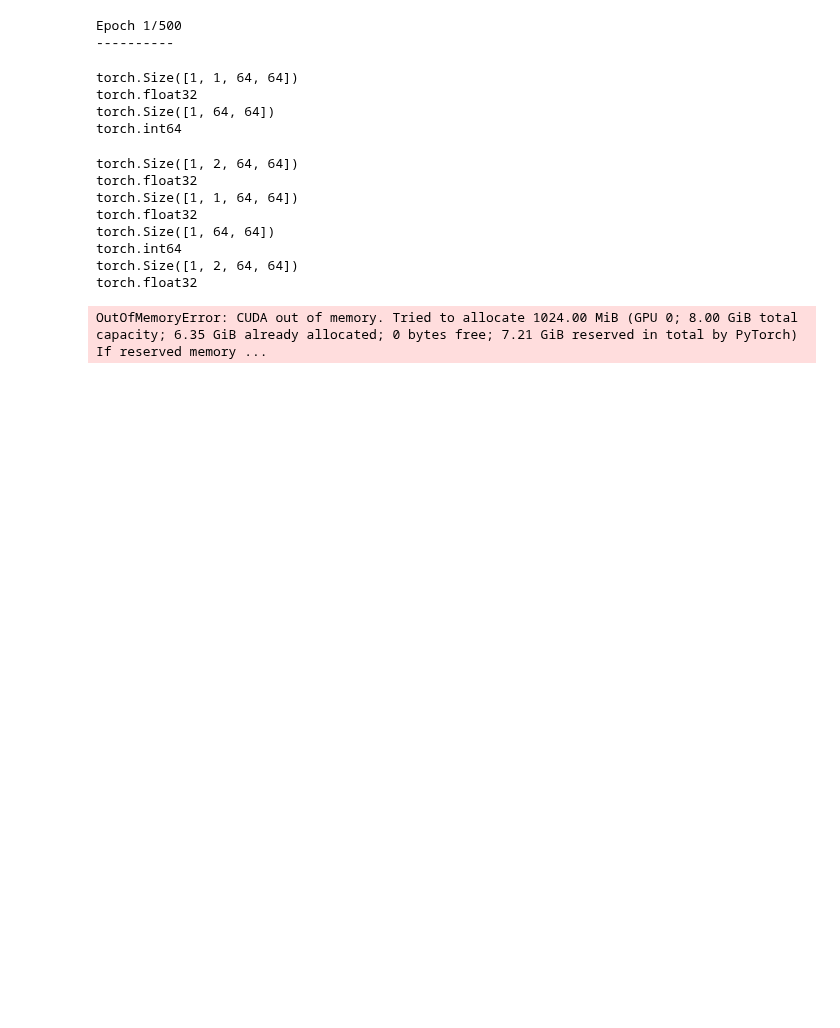
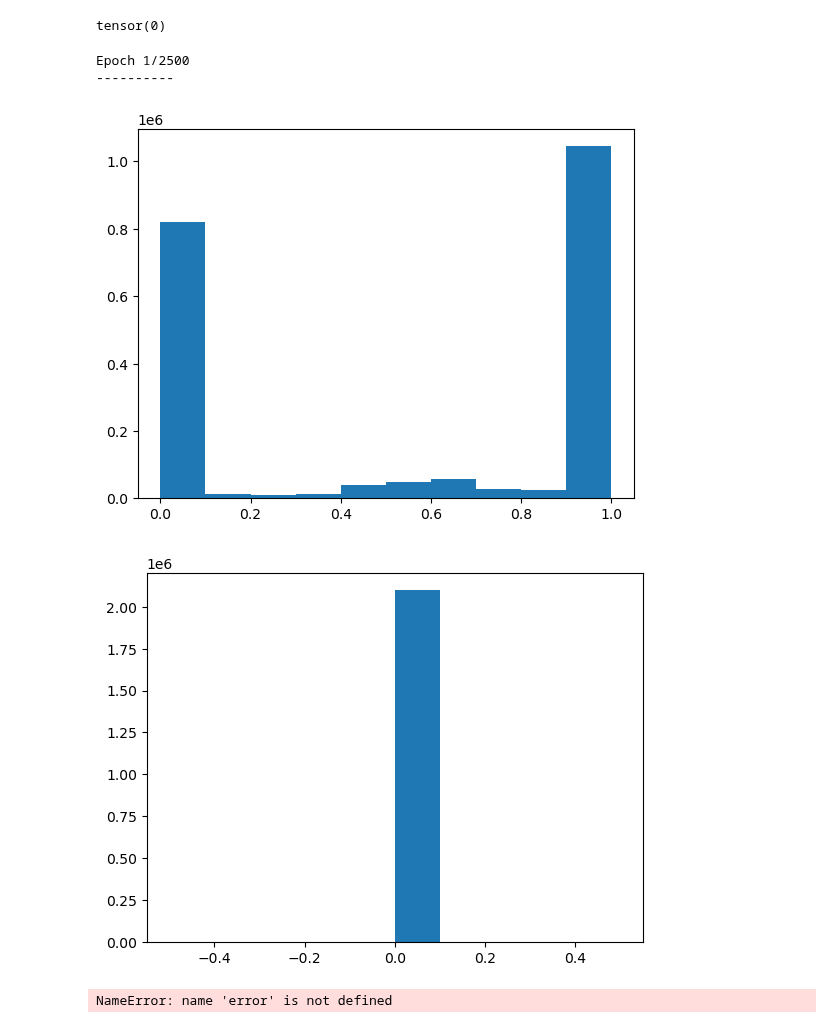
Before and after one commit to f-haces/RECTDNN, a Jupyter notebook: SquareLocator_Tile.ipynb, the cells around one changed output. Cells and saved outputs as stored; diff of their text form; code cells hidden in the pictures; blank space fills up the shorter version.

```diff
--- a/SquareLocator_Tile.ipynb
+++ b/SquareLocator_Tile.ipynb
@@ -32,16 +32,19 @@ from sklearn.preprocessing import LabelEncoder, OneHotEncoder
 # MY OWN CLASSES
 from SquareLocator import *
 Image.MAX_IMAGE_PIXELS = 933120000
+
+verbose_level = 1
 # %%
 base_dir = r"C:\Users\fhacesga\OneDrive - University Of Houston\AAA_RECTDNN\data"
 
-input_folder = f"{base_dir}/SquareLocator/in"
-val_folder = f"{base_dir}/SquareLocator/in"
-target_folder = f"{base_dir}/SquareLocator/out"
-batch_size = 1
+input_folder        = f"{base_dir}/SquareLocator/in"
+val_folder          = f"{base_dir}/SquareLocator/val"
+train_target_folder = f"{base_dir}/SquareLocator/out"
+val_target_folder   = f"{base_dir}/SquareLocator/val_out"
+batch_size = 8
 
 transform = transforms.Compose([
-    transforms.RandomRotation(degrees=180),
+    transforms.RandomRotation(degrees=30),
     transforms.RandomHorizontalFlip(),
     transforms.RandomVerticalFlip(),
     transforms.ToTensor(),
@@ -51,11 +54,18 @@ tensor = transforms.Compose([
     transforms.ToTensor(),
 ])
 
-train_dataset = SquareDataset_Multiclass(input_folder, target_folder, transform=transform,
+train_dataset = SquareDataset_Multiclass(input_folder, train_target_folder, transform=transform,
                                          crop=False,
                                          resize=True,
-                                         resize_def=64,
+                                         resize_def=512,
                                         )
 train_loader  = DataLoader(train_dataset, batch_size=batch_size, shuffle=True, num_workers=0)
 
-loaders = {'train' : train_loader}
+val_dataset   = SquareDataset_Multiclass(val_folder, val_target_folder, transform=transform,
+                                         crop=False,
+                                         resize=True,
+                                         resize_def=512,
+                                        )
+val_loader  = DataLoader(val_dataset, batch_size=2, shuffle=True, num_workers=0)
+
+loaders = {'train' : train_loader, "test" : val_loader }
@@ -62 +84,5 @@ loaders = {'train' : train_loader}
+# %%
+torch.min(train_dataset[0][1])
+# %% [output]
+tensor(0)
 # %%
@@ -160,21 +222,11 @@ def train(model, dataloaders, num_epochs=50,
 
     return model
-# %%
-model = SquareLocator()
-model = train(model, loaders, num_epochs=500, learning_rate=1e-3)
-# %% [output]
-Epoch 1/500
-----------
-torch.Size([1, 1, 64, 64])
-torch.float32
-torch.Size([1, 64, 64])
-torch.int64
-torch.Size([1, 2, 64, 64])
-torch.float32
-torch.Size([1, 1, 64, 64])
-torch.float32
-torch.Size([1, 64, 64])
-torch.int64
-torch.Size([1, 2, 64, 64])
-torch.float32
-OutOfMemoryError: CUDA out of memory. Tried to allocate 1024.00 MiB (GPU 0; 8.00 GiB total capacity; 6.35 GiB already allocated; 0 bytes free; 7.21 GiB reserved in total by PyTorch) If reserved memory ...
+# %%
+model = SquareLocator(finalpadding=1)
+model = train(model, loaders, num_epochs=2500, learning_rate=1e-3)
+# %% [output]
+Epoch 1/2500
+----------
+[figure, added]
+[figure, added]
+NameError: name 'error' is not defined
```
Also changed, not shown: parts of 2 cells of this notebook, 3 other files.
